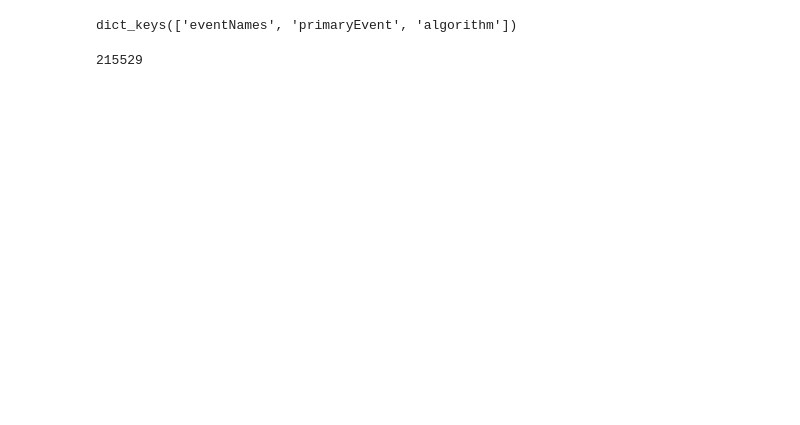
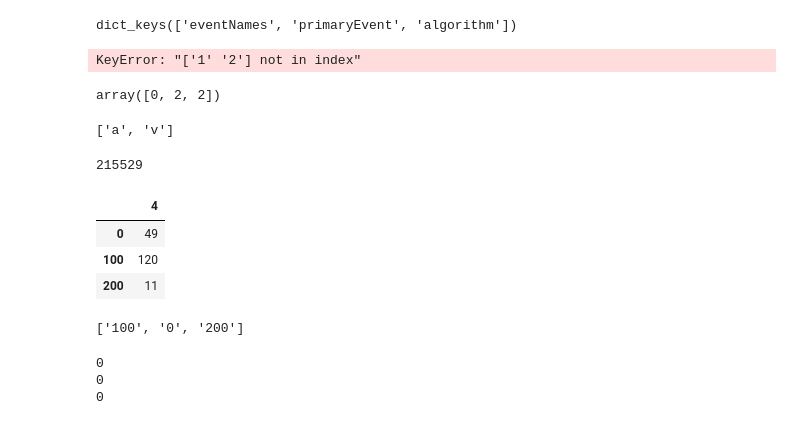
Before and after one commit to siddharth691/Universal-Recommender, a Jupyter notebook: UniversalRecommender.ipynb, the cells around one changed output. Saved outputs shown, nothing was run; the diff lists cells and outputs as text; code cells hidden in the pictures; blank space fills up the shorter version.

```diff
--- a/UniversalRecommender.ipynb
+++ b/UniversalRecommender.ipynb
@@ -276,8 +366,44 @@ class urecommend:
 getattr(self, params.keys)
 # %% [output]
 dict_keys(['eventNames', 'primaryEvent', 'algorithm'])
+# %%
+b = pd.DataFrame(0, index=['0','100','200'], columns=['4'])
+# %%
+b.loc[['1','2'],:] = [2]
+# %% [output]
+KeyError: "['1' '2'] not in index"
+# %%
+b.as_matrix()[:,0]
+# %% [output]
+array([0, 2, 2])
+# %%
+list(a.keys())
+# %% [output]
+['a', 'v']
 # %%
 s = '21:55:29'
 int(str(pd.to_datetime(s).hour)+str(pd.to_datetime(s).minute)+str(pd.to_datetime(s).second))
 # %% [output]
 215529
+# %%
+b.loc['0','4']=49
+b.loc['100','4']=120
+b.loc['200','4']=11
+# %%
+b
+# %% [output]
+|  | 4 |
+| 0 | 49 |
+| 100 | 120 |
+| 200 | 11 |
+# %%
+list(b.sort_values('4',axis=0,ascending=False).index)[:3]
+# %% [output]
+['100', '0', '200']
+# %%
+for integer, (index, series) in enumerate(b.iterrows()):
+    print(series['4'])
+# %% [output]
+0
+0
+0
```
Also changed, not shown: parts of 12 cells of this notebook.
